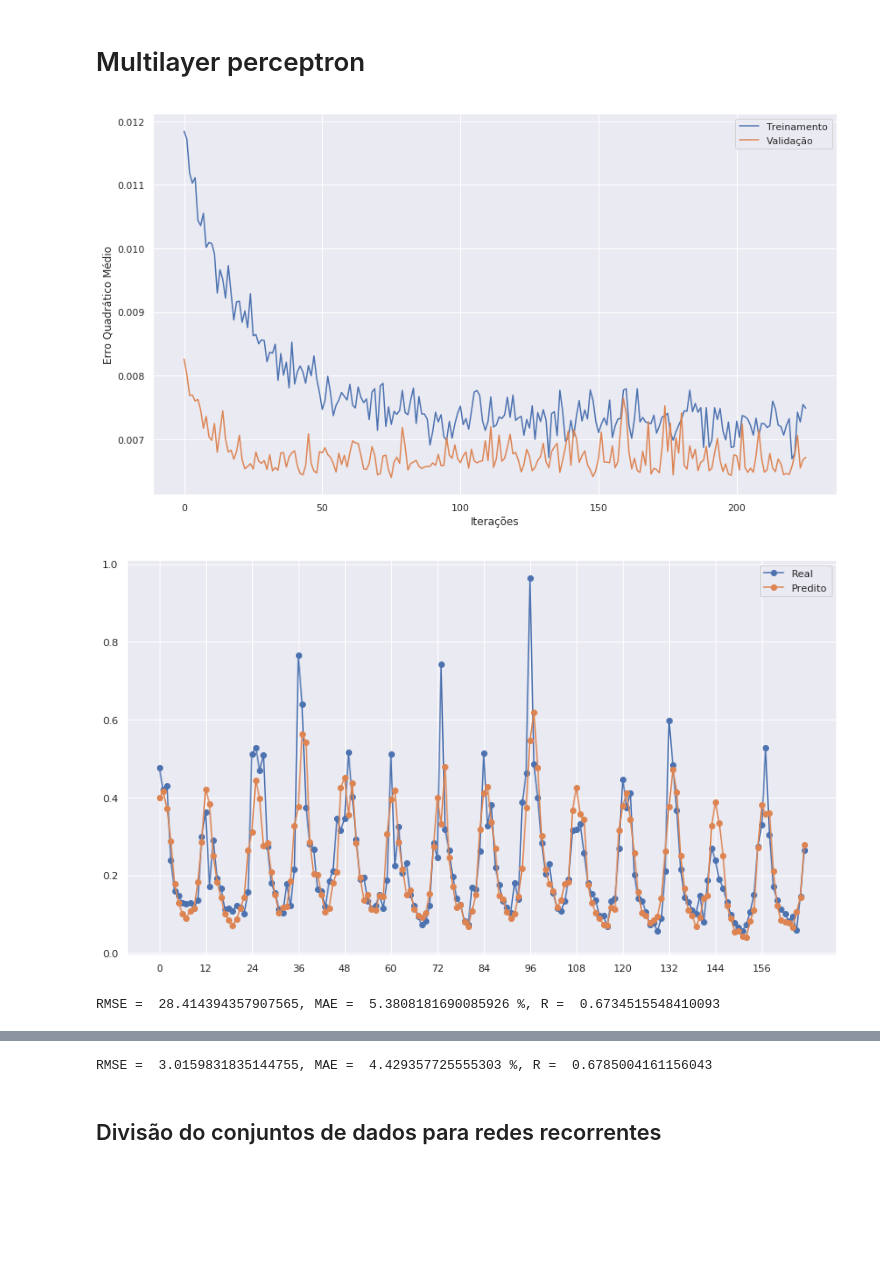
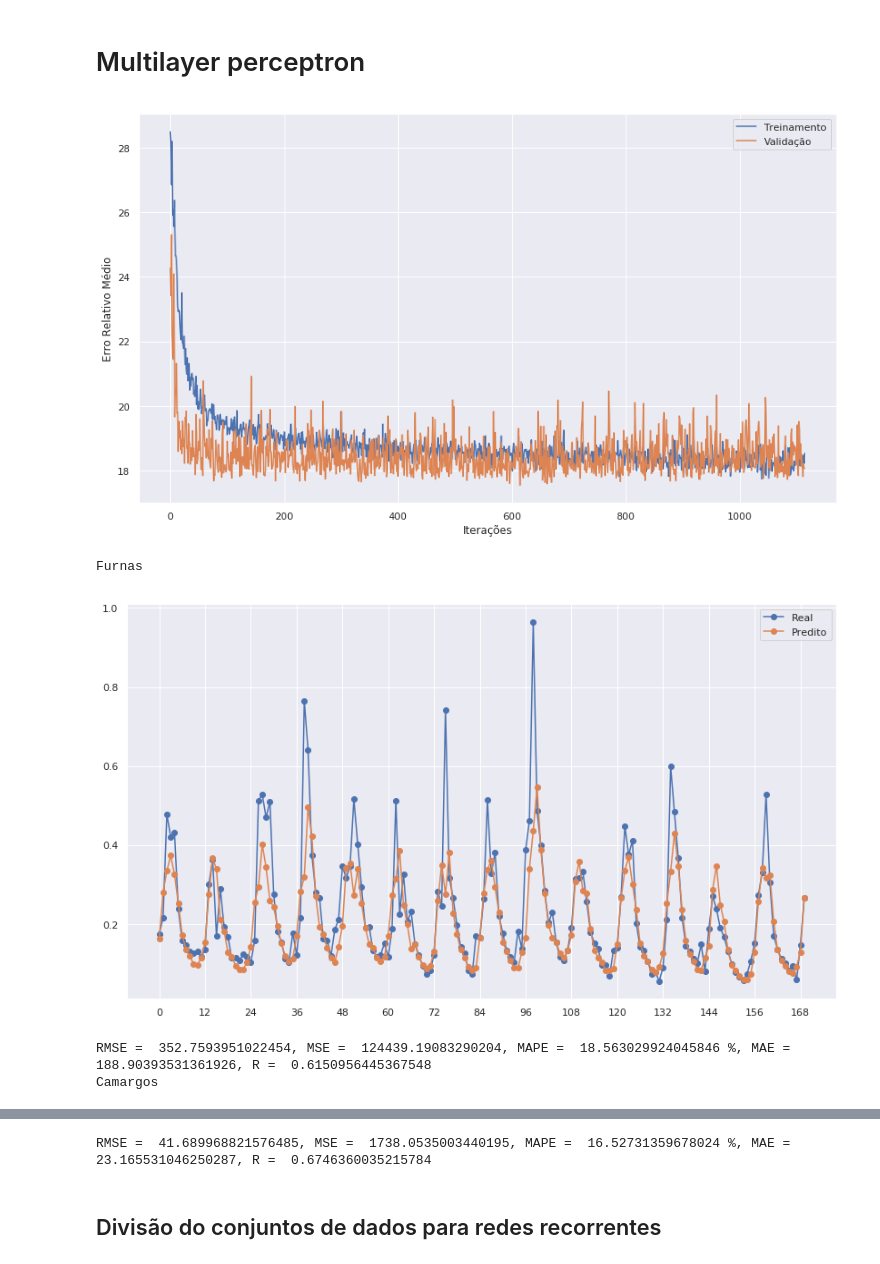
Before and after one commit to Gabrui/papers, a Jupyter notebook: IEEE_vazao_rios/vazao_rios.ipynb, the cells around one changed output, grey strips where cells are left out. Saved outputs shown, nothing was run; the diff lists cells and outputs as text; code cells hidden in the pictures; blank space fills up the shorter version.

```diff
--- a/IEEE_vazao_rios/vazao_rios.ipynb
+++ b/IEEE_vazao_rios/vazao_rios.ipynb
@@ -58,0 +59,5 @@ Using Theano backend.
+# %%
+janela = 12
+adicional_reco = 60
+teste = 120
+fracao_valida = 0.2
@@ -110,5 +161,0 @@ Carregamento dos dados
-# %%
-janela = 24
-adicional_reco = 48
-teste = 120
-fracao_valida = 0.2
@@ -168,11 +163,11 @@ def gera_meses_reco(janela, inicio_y, tam):
 furnas = np.array([float(a) for a in open('dados/furnas.csv', 'r').read().split('\n') if a])
 camargos = np.array([float(a) for a in open('dados/camargos.csv', 'r').read().split('\n') if a])
 assert(len(furnas) == len(camargos))
-fatores_normalizacao = [furnas.max(), camargos.max()]
+valida = int((len(furnas) - teste - janela) * fracao_valida)
+treino = len(furnas) - teste - valida - janela
+fatores_normalizacao = [furnas[:treino].max(), camargos[:treino].max()]
 furnas /= fatores_normalizacao[0]
 camargos /= fatores_normalizacao[1]
-valida = int((len(furnas) - teste - janela) * fracao_valida)
-treino = len(furnas) - teste - valida - janela
 
 x_treina, y_treina = separa_series(furnas, camargos, janela, janela, treino)
 m_treina = gera_meses(janela, treino)
@@ -331,35 +240,37 @@ RMSE =  2.860151732737715, MAE =  4.2155427833595285 %, R =  0.695111830547448
 # %% [markdown]
 # Multilayer perceptron
 # %%
-def modelo_mlp(janela, quant_rios, ruido=0.05): #sqrt(rate / (1 - rate))
+def modelo_mlp(janela, quant_rios, ruido=0.03):
     entrada = Input(shape=(janela*quant_rios,))
     mes = Input(shape=(12,), name='mes')
 
     entrada_ruidosa = GaussianDropout(ruido)(entrada)
     entrada_aumentada = Concatenate(axis=-1)([entrada_ruidosa, mes])
-    #X = Dense(8, activation='relu', kernel_regularizer=regularizers.l1(0.0001))(entrada_aumentada)
+    X = Dense(8, activation='relu', kernel_regularizer=regularizers.l1(0.0001))(entrada_aumentada)
     X = Dense(12, activation='tanh')(entrada_aumentada)
     X = GaussianDropout(0.003)(X)
     X = Dense(6, activation='tanh')(X)
     X = GaussianDropout(0.001)(X)
     estimativa = Dense(quant_rios)(X)
 
     modelo = Model(inputs=[entrada, mes], outputs=estimativa)
     return modelo
 
-if not os.path.isfile('modelos/melhor_mlp.h5'):# or True:
+if not os.path.isfile('modelos/melhor_mlp.h5'):
     mlp = modelo_mlp(janela, 2)
-    mlp.compile(optimizer='adam', loss='mse')
-    parar_mlp = EarlyStopping(monitor='val_loss', mode='min', verbose=1, patience=150, min_delta=0)
+    mlp.compile(optimizer='adam', loss='mape')
+    parar_mlp = EarlyStopping(monitor='val_loss', mode='min', verbose=1, patience=500, min_delta=0)
     salvar_mlp = ModelCheckpoint('modelos/melhor_mlp.h5', monitor='val_loss', mode='min', save_best_only=True)
 
-    historico_mlp = mlp.fit([x_treina, m_treina], y_treina, epochs=1000, validation_data=([x_valida, m_valida], y_valida), verbose=0, callbacks=[parar_mlp, salvar_mlp])
+    historico_mlp = mlp.fit([x_treina, m_treina], y_treina, epochs=10000, validation_data=([x_valida, m_valida], y_valida), verbose=0, callbacks=[parar_mlp, salvar_mlp])
     salva_historico(historico_mlp.history, 'historicos/mlp')
 
 mostra_treinamento(carrega_historico('historicos/mlp'))
 mlp = load_model('modelos/melhor_mlp.h5')
 mostra_performance(mlp, [x_valida, m_valida], y_valida, fatores_normalizacao)
 # %% [output]
-[figure, old version]
+[figure, new version]
+Furnas
-[figure, old version]
+[figure, new version]
-RMSE =  28.414394357907565, MAE =  5.3808181690085926 %, R =  0.6734515548410093
+RMSE =  352.7593951022454, MSE =  124439.19083290204, MAPE =  18.563029924045846 %, MAE =  188.90393531361926, R =  0.6150956445367548
+Camargos
@@ -367,4 +278,4 @@ RMSE =  28.414394357907565, MAE =  5.3808181690085926 %, R =  0.6734515548410093
-RMSE =  3.0159831835144755, MAE =  4.429357725555303 %, R =  0.6785004161156043
+RMSE =  41.689968821576485, MSE =  1738.0535003440195, MAPE =  16.52731359678024 %, MAE =  23.165531046250287, R =  0.6746360035215784
 # %% [markdown]
 ## Divisão do conjuntos de dados para redes recorrentes
 # %% [markdown]
```
Also changed, not shown: parts of 29 cells of this notebook, 45 other files.
